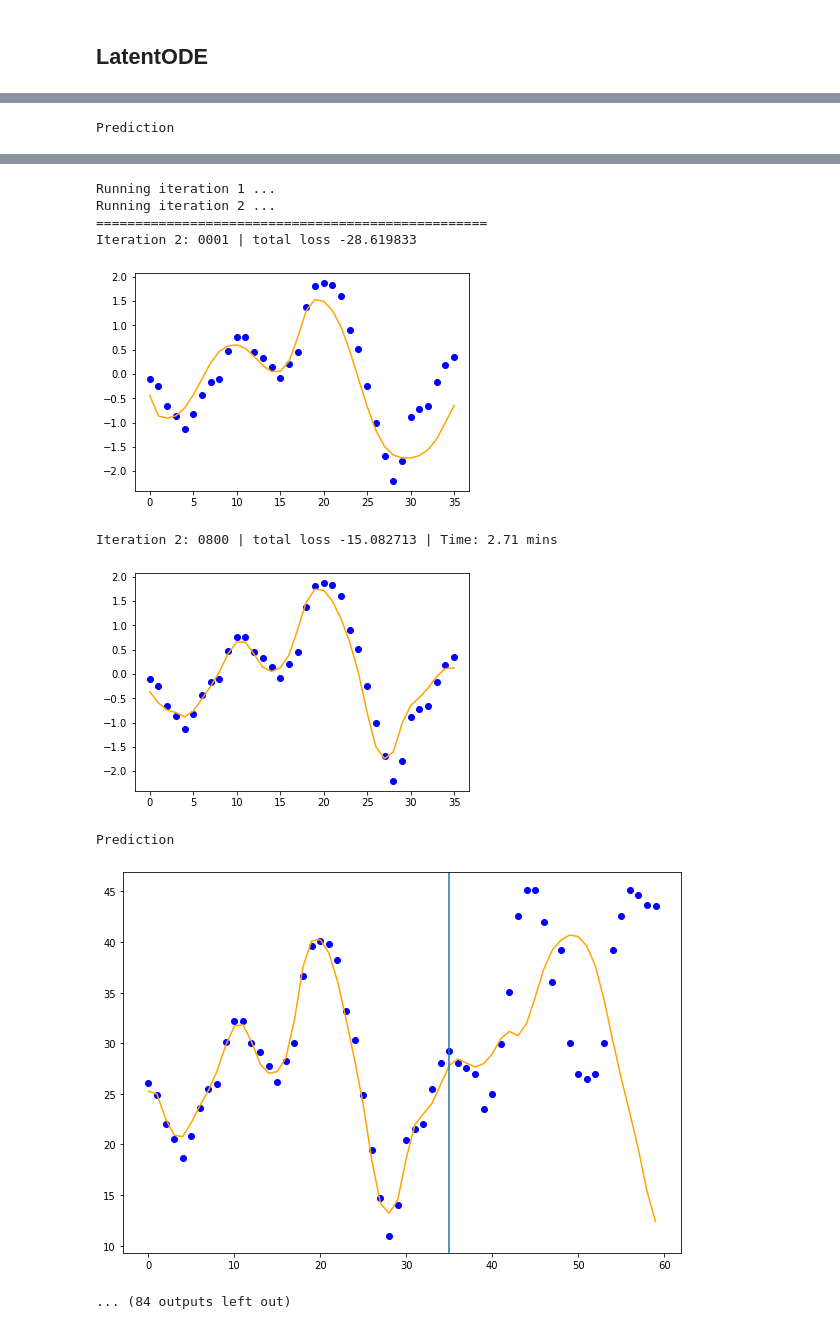
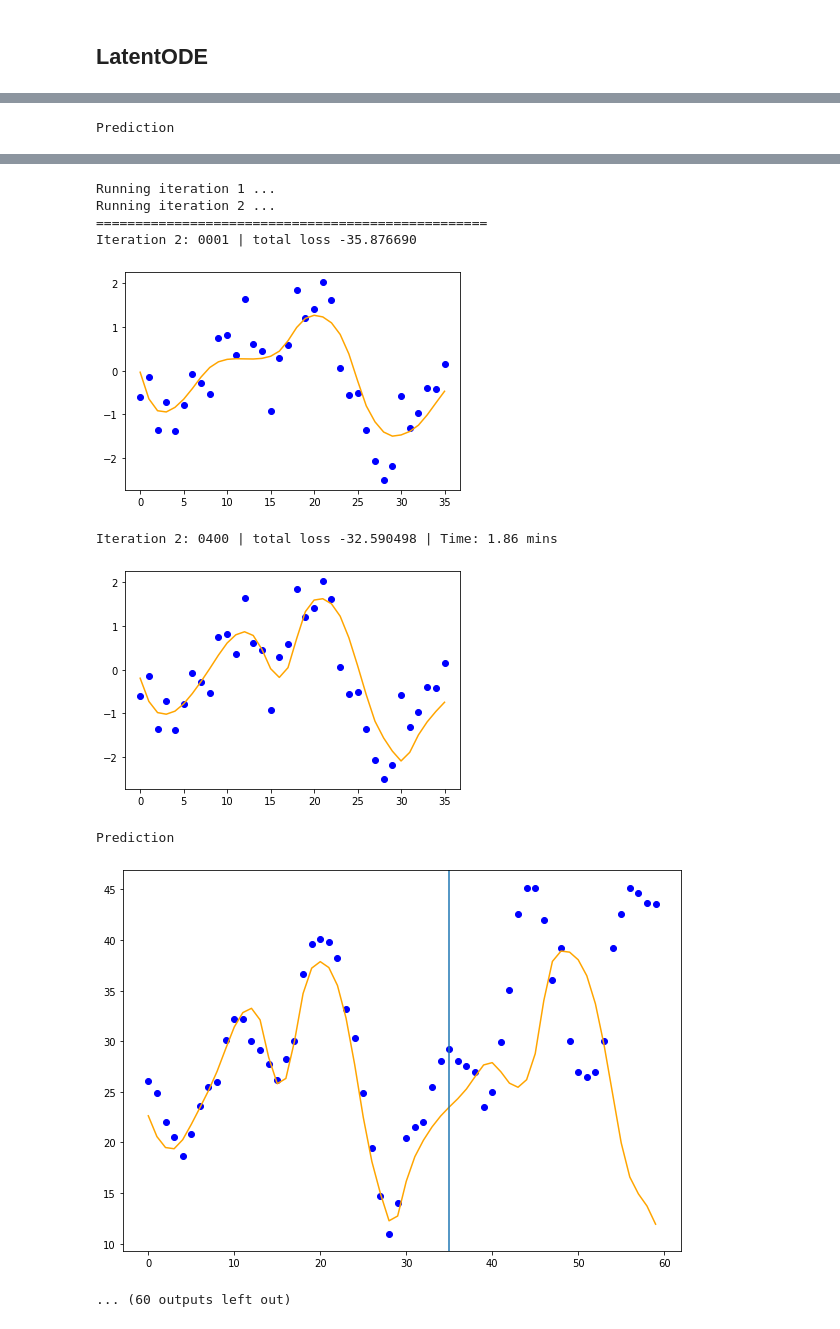
Before and after one commit to NonoMalpi/electricity, a Jupyter notebook: notebooks/neuralODE.ipynb, the cells around one changed output, grey strips where cells are left out. Saved outputs shown, nothing was run; the diff lists cells and outputs as text; code cells hidden in the pictures.

Commit message:
feat: Add random noise to avoid training overfitting

```diff
--- a/notebooks/neuralODE.ipynb
+++ b/notebooks/neuralODE.ipynb
@@ -146,14 +146,14 @@ for j in range(4):
 # configure neural architecture
 obs_dim = 1 # One-dimensional timeseries
 latent_dim = 20 # Dimension of the latent space
-rnn_hidden = 25 # Dimension of the hidden layer in the recurrentNN encoder
+rnn_hidden = 50 # Dimension of the hidden layer in the recurrentNN encoder
 nbatch = 1 # Number of samples in each minibatch
-ode_hidden = 20 # Dimension of the hidden layer in the latent neural ODE
-dec_hidden = 20 # Dimenson of the hidden layer in the NN decoder
+ode_hidden = 40 # Dimension of the hidden layer in the latent neural ODE
+dec_hidden = 40 # Dimenson of the hidden layer in the NN decoder
 noise_std = 0.5 #
 
 lr = 1e-3 # learning rate
-epochs = 800 # number of epochs
+epochs = 400 # number of epochs
 trajectory_time_base = 24 # number of timesteps that enter into the encoder and the neural ODE must integrate
 time_step = 6
 s = 0
@@ -168,11 +168,14 @@ params = (list(rnn.parameters()) + list(latent_func.parameters()) + list(dec.par
 optimizer = torch.optim.Adam(params, lr=lr)
 loss_meter = RunningAverageMeter()
 # %%
-for j in range(31):
+for j in range(23):
     print(f"Running iteration {j} ... ")
 
     trajectory_time = trajectory_time_base + time_step*j
-    batch, samp_ts, mean, std = get_norm_batch(y_true=y_true, start=s, end=(s+trajectory_time))
+    # random noise to avoid overfitting?
+    #batch, samp_ts, mean, std = get_norm_batch(y_true=y_true, start=s, end=(s+trajectory_time))
+    batch, samp_ts, mean, std = get_norm_batch_with_noise(y_true=y_true, start=s, end=(s+trajectory_time), noise_std=noise_std)
+
 
     start = time.time()
     loss_meter = RunningAverageMeter()
@@ -182,6 +185,7 @@ for j in range(31):
         optimizer.zero_grad()
 
         # infer q(z_0) running the RecurrentNN in reversed order
+        # possibe dropout?
         h = rnn.init_hidden()
         for t in reversed(range(trajectory_time)):
             obs = batch[:, t, :]  # obs shape: (nbatch, obs_dim)
@@ -257,6 +261,8 @@ for j in range(31):
 
                 print("Prediction")
 
+                batch, samp_ts, mean, std = get_norm_batch(y_true=y_true, start=s, end=(s+trajectory_time))
+
                 # test learnt dyanmic
                 trajectory_time_test = trajectory_time + int(trajectory_time_base*1)
                 batch_test = torch.from_numpy(np.stack([y_true[s: s+trajectory_time_test]], axis=0)).float()
@@ -291,10 +297,10 @@ Prediction
 Running iteration 1 ...
 Running iteration 2 ...
 ==================================================
-Iteration 2: 0001 | total loss -28.619833
+Iteration 2: 0001 | total loss -35.876690
-[figure, old version]
+[figure, new version]
-Iteration 2: 0800 | total loss -15.082713 | Time: 2.71 mins
+Iteration 2: 0400 | total loss -32.590498 | Time: 1.86 mins
-[figure, old version]
+[figure, new version]
 Prediction
-[figure, old version]
+[figure, new version]
-... (84 outputs left out)
+... (60 outputs left out)
```
Also changed, not shown: parts of 9 cells of this notebook, 2 other files.
